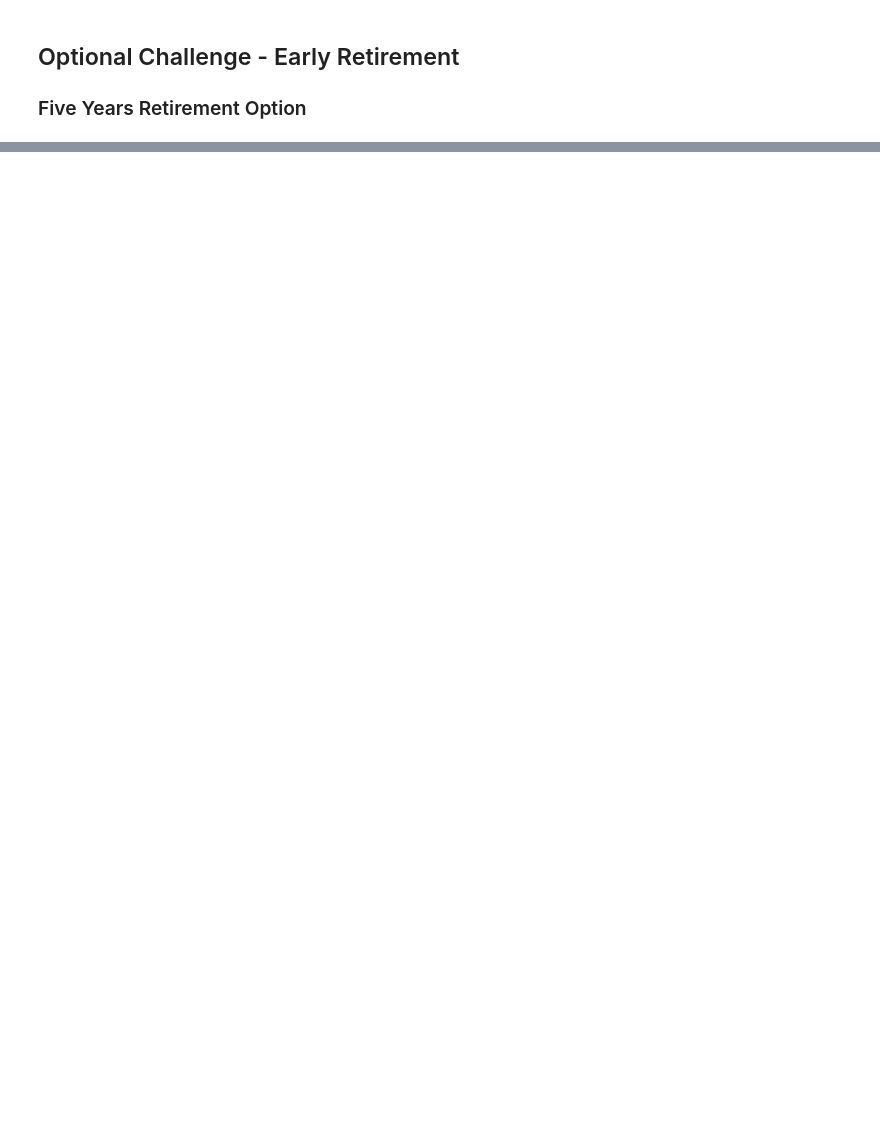
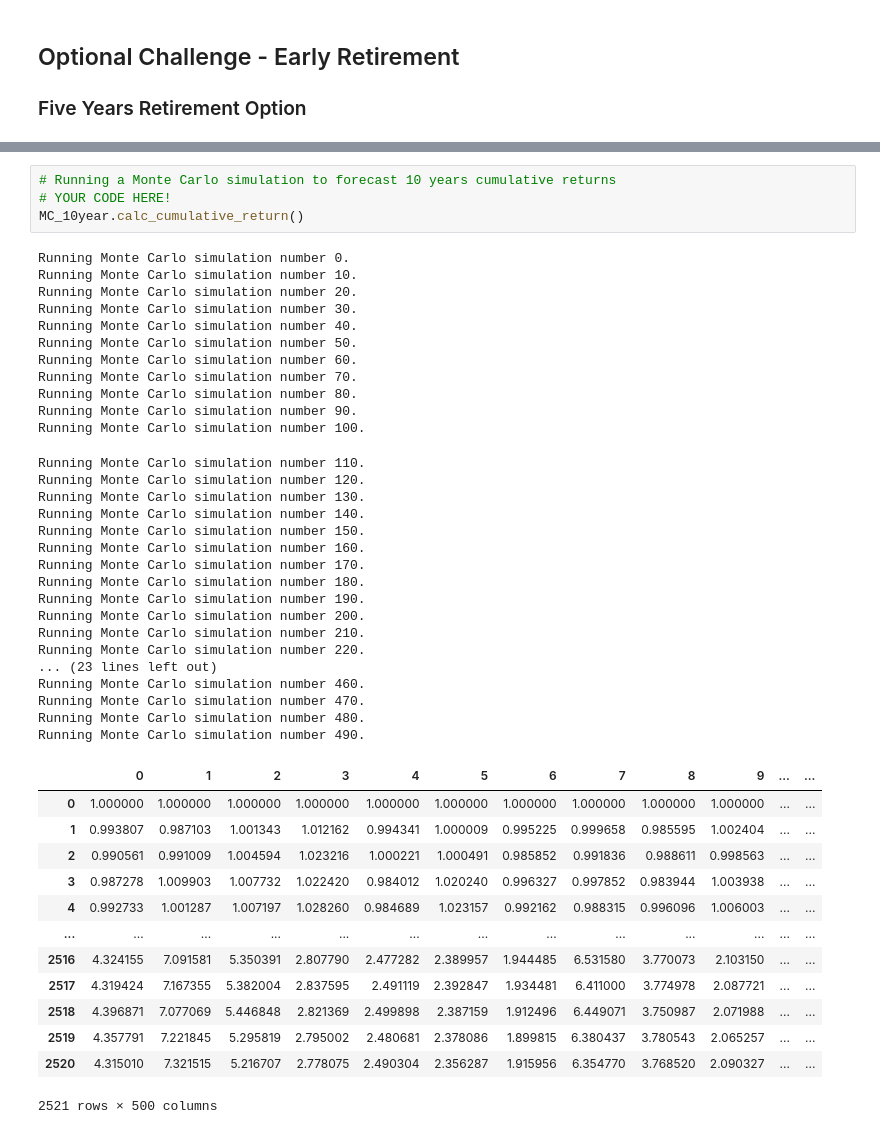
Before and after one commit to Fayee0103/financial-planning-tool, a Jupyter notebook: financial-planner.ipynb, the cells around one changed output, grey strips where cells are left out. Drawn from its saved outputs; the diff is of its cells as text; blank space fills up the shorter version.

```diff
--- a/financial-planner.ipynb
+++ b/financial-planner.ipynb
@@ -512,0 +469,46 @@ MC_5year.plot_distribution()
+# %%
+# Running a Monte Carlo simulation to forecast 10 years cumulative returns
+# YOUR CODE HERE!
+MC_10year.calc_cumulative_return()
+# %% [output]
+Running Monte Carlo simulation number 0.
+Running Monte Carlo simulation number 10.
+Running Monte Carlo simulation number 20.
+Running Monte Carlo simulation number 30.
+Running Monte Carlo simulation number 40.
+Running Monte Carlo simulation number 50.
+Running Monte Carlo simulation number 60.
+Running Monte Carlo simulation number 70.
+Running Monte Carlo simulation number 80.
+Running Monte Carlo simulation number 90.
+Running Monte Carlo simulation number 100.
+Running Monte Carlo simulation number 110.
+Running Monte Carlo simulation number 120.
+Running Monte Carlo simulation number 130.
+Running Monte Carlo simulation number 140.
+Running Monte Carlo simulation number 150.
+Running Monte Carlo simulation number 160.
+Running Monte Carlo simulation number 170.
+Running Monte Carlo simulation number 180.
+Running Monte Carlo simulation number 190.
+Running Monte Carlo simulation number 200.
+Running Monte Carlo simulation number 210.
+Running Monte Carlo simulation number 220.
+... (23 lines left out)
+Running Monte Carlo simulation number 460.
+Running Monte Carlo simulation number 470.
+Running Monte Carlo simulation number 480.
+Running Monte Carlo simulation number 490.
+|  | 0 | 1 | 2 | 3 | 4 | 5 | 6 | 7 | 8 | 9 | ... | ... |
+| 0 | 1.000000 | 1.000000 | 1.000000 | 1.000000 | 1.000000 | 1.000000 | 1.000000 | 1.000000 | 1.000000 | 1.000000 | ... | ... |
+| 1 | 0.993807 | 0.987103 | 1.001343 | 1.012162 | 0.994341 | 1.000009 | 0.995225 | 0.999658 | 0.985595 | 1.002404 | ... | ... |
+| 2 | 0.990561 | 0.991009 | 1.004594 | 1.023216 | 1.000221 | 1.000491 | 0.985852 | 0.991836 | 0.988611 | 0.998563 | ... | ... |
+| 3 | 0.987278 | 1.009903 | 1.007732 | 1.022420 | 0.984012 | 1.020240 | 0.996327 | 0.997852 | 0.983944 | 1.003938 | ... | ... |
+| 4 | 0.992733 | 1.001287 | 1.007197 | 1.028260 | 0.984689 | 1.023157 | 0.992162 | 0.988315 | 0.996096 | 1.006003 | ... | ... |
+| ... | ... | ... | ... | ... | ... | ... | ... | ... | ... | ... | ... | ... |
+| 2516 | 4.324155 | 7.091581 | 5.350391 | 2.807790 | 2.477282 | 2.389957 | 1.944485 | 6.531580 | 3.770073 | 2.103150 | ... | ... |
+| 2517 | 4.319424 | 7.167355 | 5.382004 | 2.837595 | 2.491119 | 2.392847 | 1.934481 | 6.411000 | 3.774978 | 2.087721 | ... | ... |
+| 2518 | 4.396871 | 7.077069 | 5.446848 | 2.821369 | 2.499898 | 2.387159 | 1.912496 | 6.449071 | 3.750987 | 2.071988 | ... | ... |
+| 2519 | 4.357791 | 7.221845 | 5.295819 | 2.795002 | 2.480681 | 2.378086 | 1.899815 | 6.380437 | 3.780543 | 2.065257 | ... | ... |
+| 2520 | 4.315010 | 7.321515 | 5.216707 | 2.778075 | 2.490304 | 2.356287 | 1.915956 | 6.354770 | 3.768520 | 2.090327 | ... | ... |
+2521 rows × 500 columns
```
Also changed, not shown: parts of 30 cells of this notebook.
